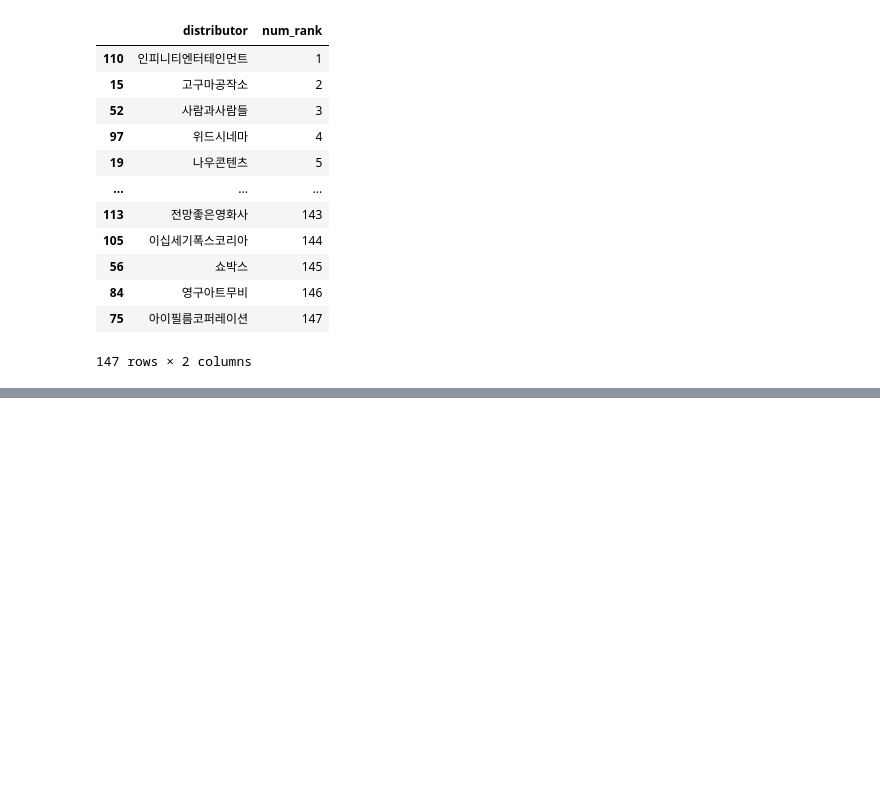
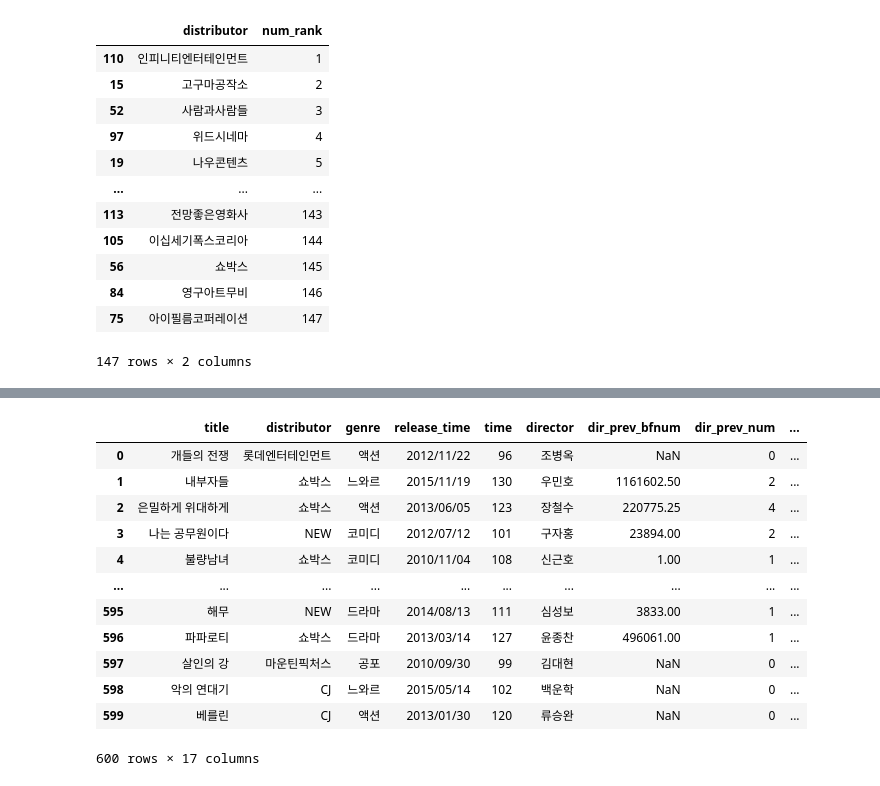
Before and after one commit to Dori303/Dogyu-s_AI_programming, a Jupyter notebook: 영화관객수예측_AI.ipynb, the cells around one changed output, grey strips where cells are left out. Cells and saved outputs as stored; diff of their text form; code cells hidden in the pictures; blank space fills up the shorter version.

```diff
--- a/영화관객수예측_AI.ipynb
+++ b/영화관객수예측_AI.ipynb
@@ -158,0 +157,19 @@ train.head()
+# %%
+# 상영등급이 관객수에 영향이 클 것 같다. 더미 변수로 나누겠다.
+train = pd.get_dummies(train, columns = ["screening_rat"])
+test = pd.get_dummies(test, columns = ["screening_rat"])
+train
+# %% [output]
+|  | title | distributor | genre | release_time | time | director | dir_prev_bfnum | dir_prev_num | ... |
+| 0 | 개들의 전쟁 | 롯데엔터테인먼트 | 액션 | 2012/11/22 | 96 | 조병옥 | NaN | 0 | ... |
+| 1 | 내부자들 | 쇼박스 | 느와르 | 2015/11/19 | 130 | 우민호 | 1161602.50 | 2 | ... |
+| 2 | 은밀하게 위대하게 | 쇼박스 | 액션 | 2013/06/05 | 123 | 장철수 | 220775.25 | 4 | ... |
+| 3 | 나는 공무원이다 | NEW | 코미디 | 2012/07/12 | 101 | 구자홍 | 23894.00 | 2 | ... |
+| 4 | 불량남녀 | 쇼박스 | 코미디 | 2010/11/04 | 108 | 신근호 | 1.00 | 1 | ... |
+| ... | ... | ... | ... | ... | ... | ... | ... | ... | ... |
+| 595 | 해무 | NEW | 드라마 | 2014/08/13 | 111 | 심성보 | 3833.00 | 1 | ... |
+| 596 | 파파로티 | 쇼박스 | 드라마 | 2013/03/14 | 127 | 윤종찬 | 496061.00 | 1 | ... |
+| 597 | 살인의 강 | 마운틴픽처스 | 공포 | 2010/09/30 | 99 | 김대현 | NaN | 0 | ... |
+| 598 | 악의 연대기 | CJ | 느와르 | 2015/05/14 | 102 | 백운학 | NaN | 0 | ... |
+| 599 | 베를린 | CJ | 액션 | 2013/01/30 | 120 | 류승완 | NaN | 0 | ... |
+600 rows × 17 columns
```
Also changed, not shown: parts of 8 cells of this notebook.
